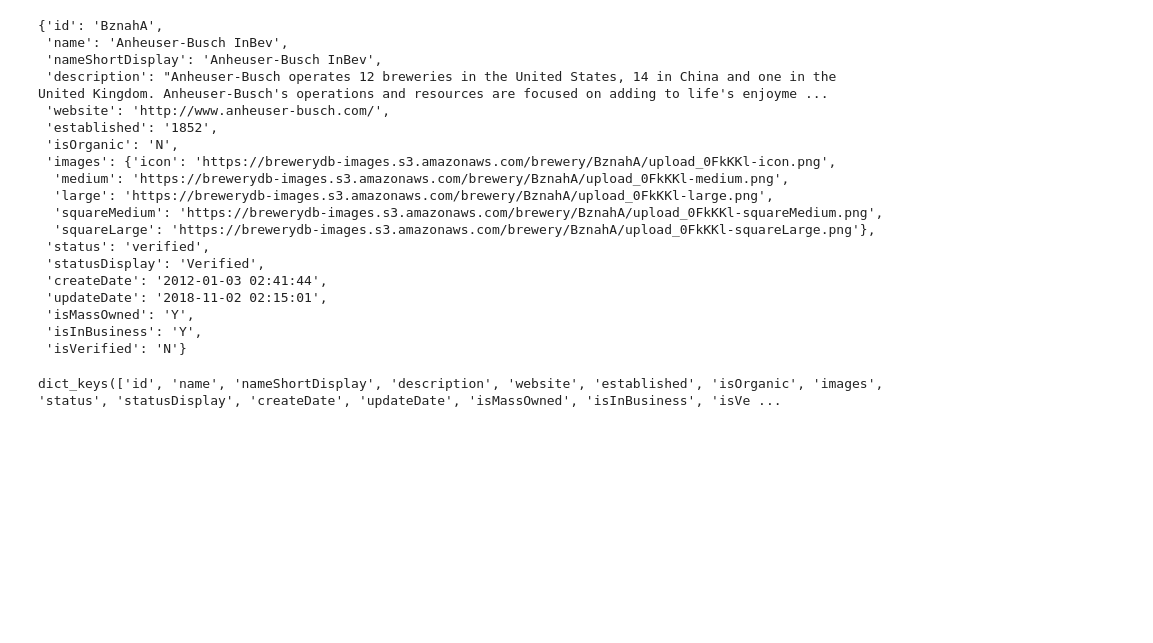
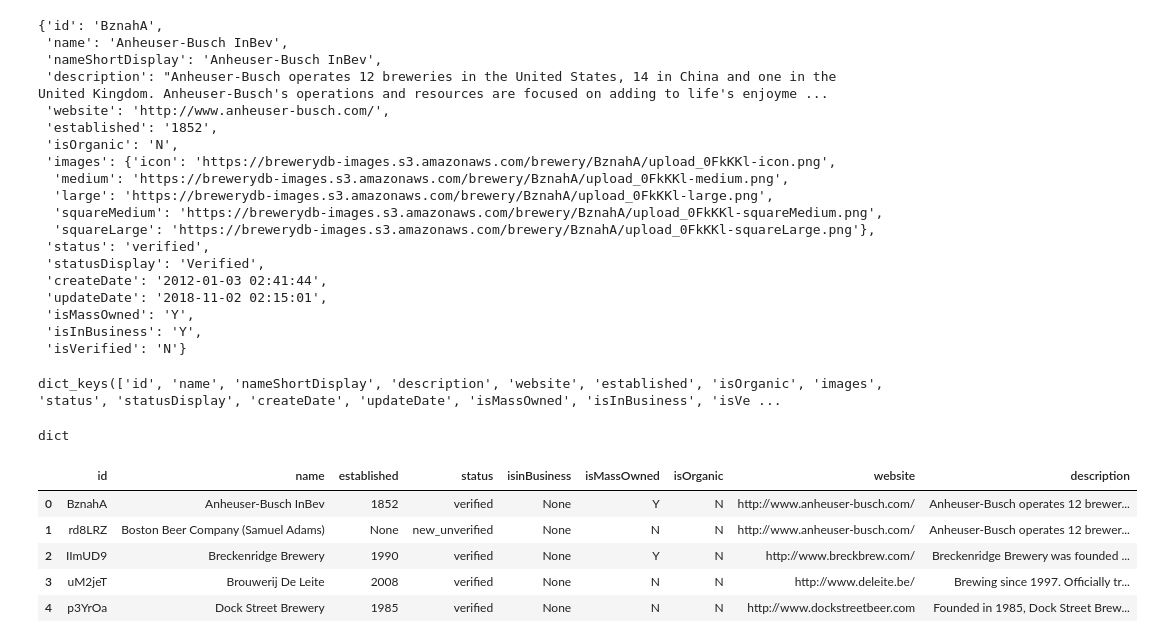
Before and after one commit to Letara48/5-Week-MCDatabootcamp, a Jupyter notebook: Brewery Assignment.ipynb, the cells around one changed output. Drawn from its saved outputs; the diff is of its cells as text; code cells hidden in the pictures; blank space fills up the shorter version.

```diff
--- a/Brewery Assignment.ipynb
+++ b/Brewery Assignment.ipynb
@@ -85,3 +85,9 @@ drinkdata['data'][0]
 drinkdata['data'][0].keys()
 # %% [output]
 dict_keys(['id', 'name', 'nameShortDisplay', 'description', 'website', 'established', 'isOrganic', 'images', 'status', 'statusDisplay', 'createDate', 'updateDate', 'isMassOwned', 'isInBusiness', 'isVe ...
+# %%
+all_breweries = drinkdata['data']
+# %%
+type(all_breweries[0])
+# %% [output]
+dict
@@ -87,0 +138,11 @@ dict_keys(['id', 'name', 'nameShortDisplay', 'description', 'website', 'establis
+# %%
+brewerydf = pd.DataFrame(brewerydict)
+# %%
+brewerydf.head()
+# %% [output]
+|  | id | name | established | status | isinBusiness | isMassOwned | isOrganic | website | description |
+| 0 | BznahA | Anheuser-Busch InBev | 1852 | verified | None | Y | N | http://www.anheuser-busch.com/ | Anheuser-Busch operates 12 brewer... |
+| 1 | rd8LRZ | Boston Beer Company (Samuel Adams) | None | new_unverified | None | N | N | http://www.anheuser-busch.com/ | Anheuser-Busch operates 12 brewer... |
+| 2 | IImUD9 | Breckenridge Brewery | 1990 | verified | None | Y | N | http://www.breckbrew.com/ | Breckenridge Brewery was founded ... |
+| 3 | uM2jeT | Brouwerij De Leite | 2008 | verified | None | N | N | http://www.deleite.be/ | Brewing since 1997. Officially tr... |
+| 4 | p3YrOa | Dock Street Brewery | 1985 | verified | None | N | N | http://www.dockstreetbeer.com | Founded in 1985, Dock Street Brew... |
```
Also changed, not shown: parts of 1 cell of this notebook.
